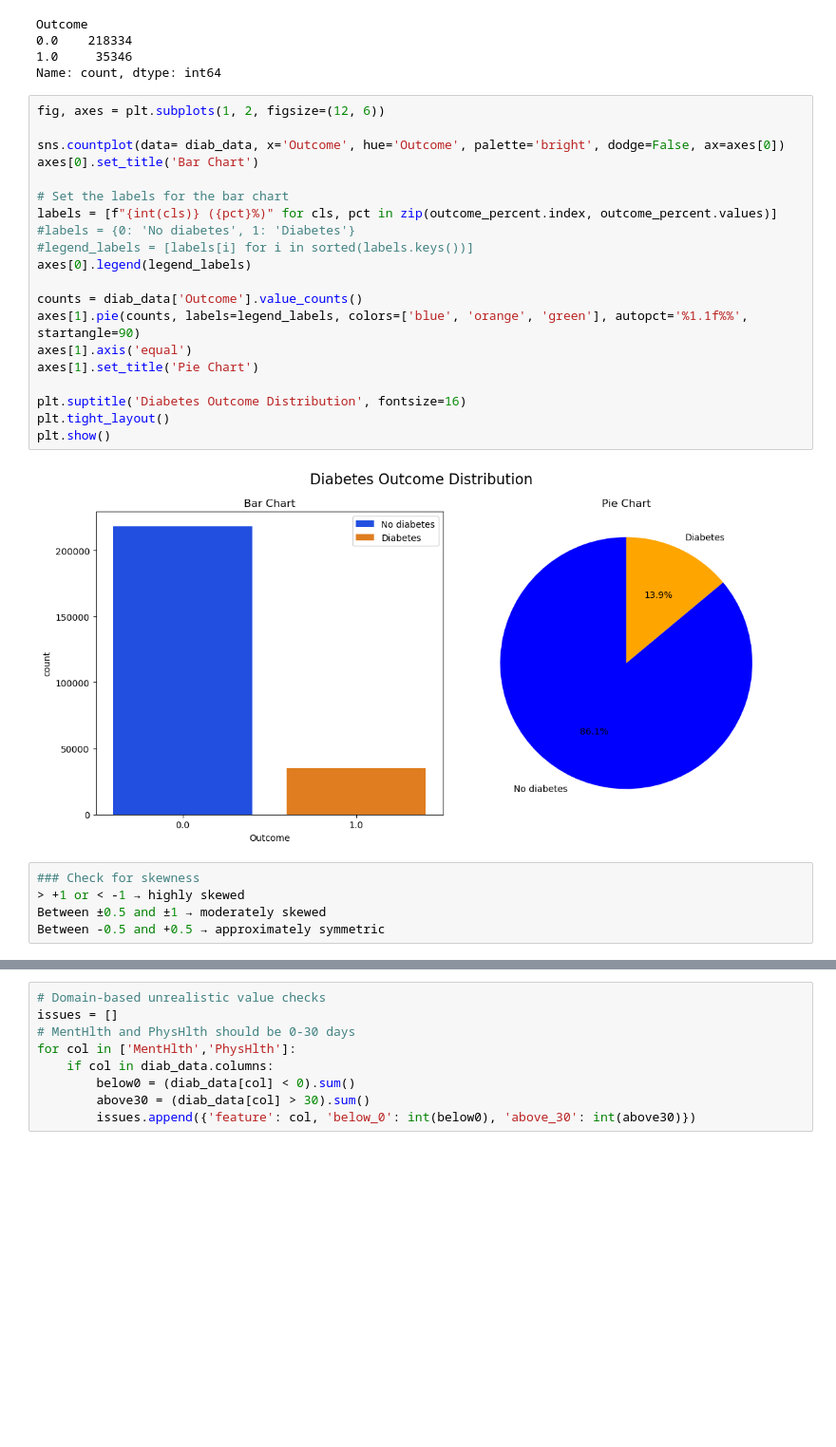
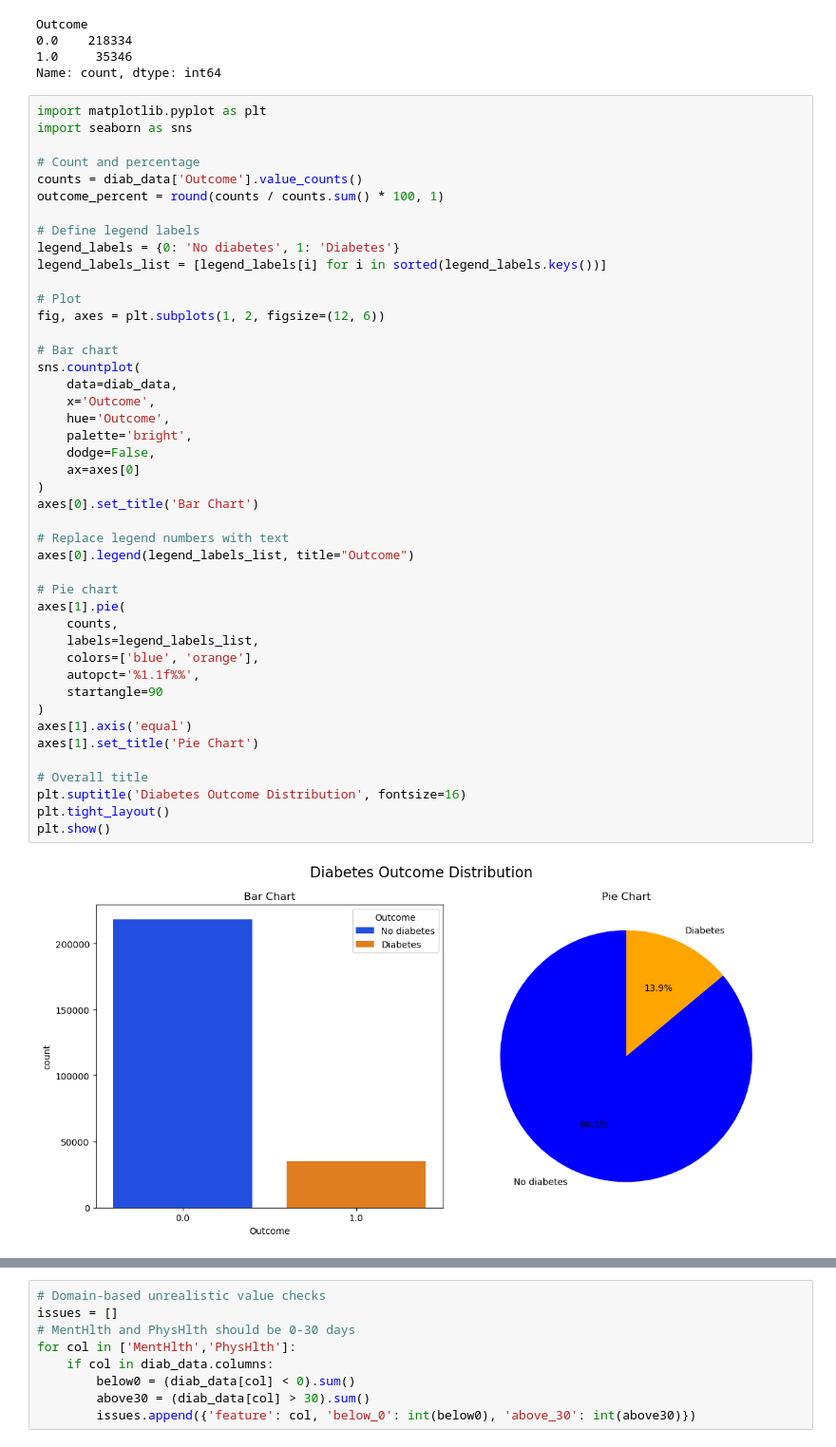
Before and after one commit to vijaivimu/SDS-CP035-gluco-track, a Jupyter notebook: beginner/submissions/team-members/Shamsudeen-Bankole/GlucoTrack_ML.ipynb, the cells around one changed output, grey strips where cells are left out. Shown at 95% size. Drawn from its saved outputs; the diff is of its cells as text; blank space fills up the shorter version.

```diff
--- a/beginner/submissions/team-members/Shamsudeen-Bankole/GlucoTrack_ML.ipynb
+++ b/beginner/submissions/team-members/Shamsudeen-Bankole/GlucoTrack_ML.ipynb
@@ -291,33 +288,52 @@ Outcome
 0.0    218334
 1.0     35346
 Name: count, dtype: int64
-# %%
-fig, axes = plt.subplots(1, 2, figsize=(12, 6))
-
-sns.countplot(data= diab_data, x='Outcome', hue='Outcome', palette='bright', dodge=False, ax=axes[0])
-axes[0].set_title('Bar Chart')
-
-# Set the labels for the bar chart
-labels = [f"{int(cls)} ({pct}%)" for cls, pct in zip(outcome_percent.index, outcome_percent.values)]
-#labels = {0: 'No diabetes', 1: 'Diabetes'}
-#legend_labels = [labels[i] for i in sorted(labels.keys())]
-axes[0].legend(legend_labels)
-
-counts = diab_data['Outcome'].value_counts()
-axes[1].pie(counts, labels=legend_labels, colors=['blue', 'orange', 'green'], autopct='%1.1f%%', startangle=90)
-axes[1].axis('equal')
-axes[1].set_title('Pie Chart')
-
-plt.suptitle('Diabetes Outcome Distribution', fontsize=16)
-plt.tight_layout()
-plt.show()
-# %% [output]
-[figure, removed]
-# %%
-### Check for skewness
-> +1 or < -1 → highly skewed
-Between ±0.5 and ±1 → moderately skewed
-Between -0.5 and +0.5 → approximately symmetric
+# %%
+import matplotlib.pyplot as plt
+import seaborn as sns
+
+# Count and percentage
+counts = diab_data['Outcome'].value_counts()
+outcome_percent = round(counts / counts.sum() * 100, 1)
+
+# Define legend labels
+legend_labels = {0: 'No diabetes', 1: 'Diabetes'}
+legend_labels_list = [legend_labels[i] for i in sorted(legend_labels.keys())]
+
+# Plot
+fig, axes = plt.subplots(1, 2, figsize=(12, 6))
+
+# Bar chart
+sns.countplot(
+    data=diab_data,
+    x='Outcome',
+    hue='Outcome',
+    palette='bright',
+    dodge=False,
+    ax=axes[0]
+)
+axes[0].set_title('Bar Chart')
+
+# Replace legend numbers with text
+axes[0].legend(legend_labels_list, title="Outcome")
+
+# Pie chart
+axes[1].pie(
+    counts,
+    labels=legend_labels_list,
+    colors=['blue', 'orange'],
+    autopct='%1.1f%%',
+    startangle=90
+)
+axes[1].axis('equal')
+axes[1].set_title('Pie Chart')
+
+# Overall title
+plt.suptitle('Diabetes Outcome Distribution', fontsize=16)
+plt.tight_layout()
+plt.show()
+# %% [output]
+[figure, added]
 # %%
 print("Loaded dataset and starting numeric feature analysis...")
 # Identify numeric columns with more than 10 unique values (exclude binaries)
```
Also changed, not shown: parts of 8 cells of this notebook.
